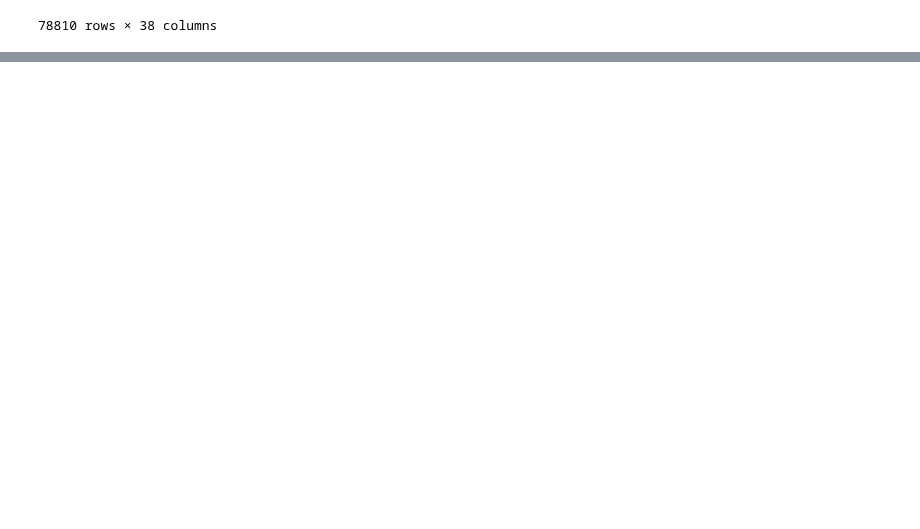
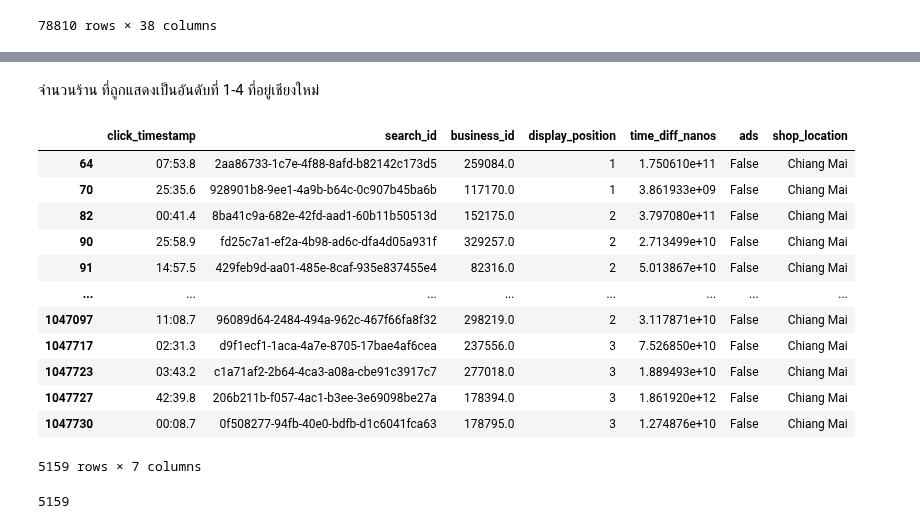
Before and after one commit to Anusarakh/DPDM2021, a Jupyter notebook: Data_Preprocessing(Chapter3).ipynb, the cells around one changed output, grey strips where cells are left out. Cells and saved outputs as stored; diff of their text form; code cells hidden in the pictures; blank space fills up the shorter version.

```diff
--- a/Data_Preprocessing(Chapter3).ipynb
+++ b/Data_Preprocessing(Chapter3).ipynb
@@ -1666,0 +1687,23 @@ search_click_14[]
+# %% [markdown]
+จำนวนร้าน ที่ถูกแสดงเป็นอันดับที่ 1-4 ที่อยู่เชียงใหม่
+# %%
+
+search_click_14[search_click_14['shop_location']=='Chiang Mai']  # จำนวนร้าน ที่ถูกแสดงเป็นอันดับที่ 1-4 ที่อยู่เชียงใหม่
+# %% [output]
+|  | click_timestamp | search_id | business_id | display_position | time_diff_nanos | ads | shop_location |
+| 64 | 07:53.8 | 2aa86733-1c7e-4f88-8afd-b82142c173d5 | 259084.0 | 1 | 1.750610e+11 | False | Chiang Mai |
+| 70 | 25:35.6 | 928901b8-9ee1-4a9b-b64c-0c907b45ba6b | 117170.0 | 1 | 3.861933e+09 | False | Chiang Mai |
+| 82 | 00:41.4 | 8ba41c9a-682e-42fd-aad1-60b11b50513d | 152175.0 | 2 | 3.797080e+11 | False | Chiang Mai |
+| 90 | 25:58.9 | fd25c7a1-ef2a-4b98-ad6c-dfa4d05a931f | 329257.0 | 2 | 2.713499e+10 | False | Chiang Mai |
+| 91 | 14:57.5 | 429feb9d-aa01-485e-8caf-935e837455e4 | 82316.0 | 2 | 5.013867e+10 | False | Chiang Mai |
+| ... | ... | ... | ... | ... | ... | ... | ... |
+| 1047097 | 11:08.7 | 96089d64-2484-494a-962c-467f66fa8f32 | 298219.0 | 2 | 3.117871e+10 | False | Chiang Mai |
+| 1047717 | 02:31.3 | d9f1ecf1-1aca-4a7e-8705-17bae4af6cea | 237556.0 | 3 | 7.526850e+10 | False | Chiang Mai |
+| 1047723 | 03:43.2 | c1a71af2-2b64-4ca3-a08a-cbe91c3917c7 | 277018.0 | 3 | 1.889493e+10 | False | Chiang Mai |
+| 1047727 | 42:39.8 | 206b211b-f057-4ac1-b3ee-3e69098be27a | 178394.0 | 3 | 1.861920e+12 | False | Chiang Mai |
+| 1047730 | 00:08.7 | 0f508277-94fb-40e0-bdfb-d1c6041fca63 | 178795.0 | 3 | 1.274876e+10 | False | Chiang Mai |
+5159 rows × 7 columns
+# %%
+search_click_14[search_click_14['shop_location']=='Chiang Mai'].shape[0] # code เพื่อเรียกจำนวนแถวของข้อมูล  จำนวนร้าน ที่ถูกแสดงเป็นอันดับที่ 1-4 ที่อยู่เชียงใหม่
+# %% [output]
+5159
```
Also changed, not shown: parts of 19 cells of this notebook.
